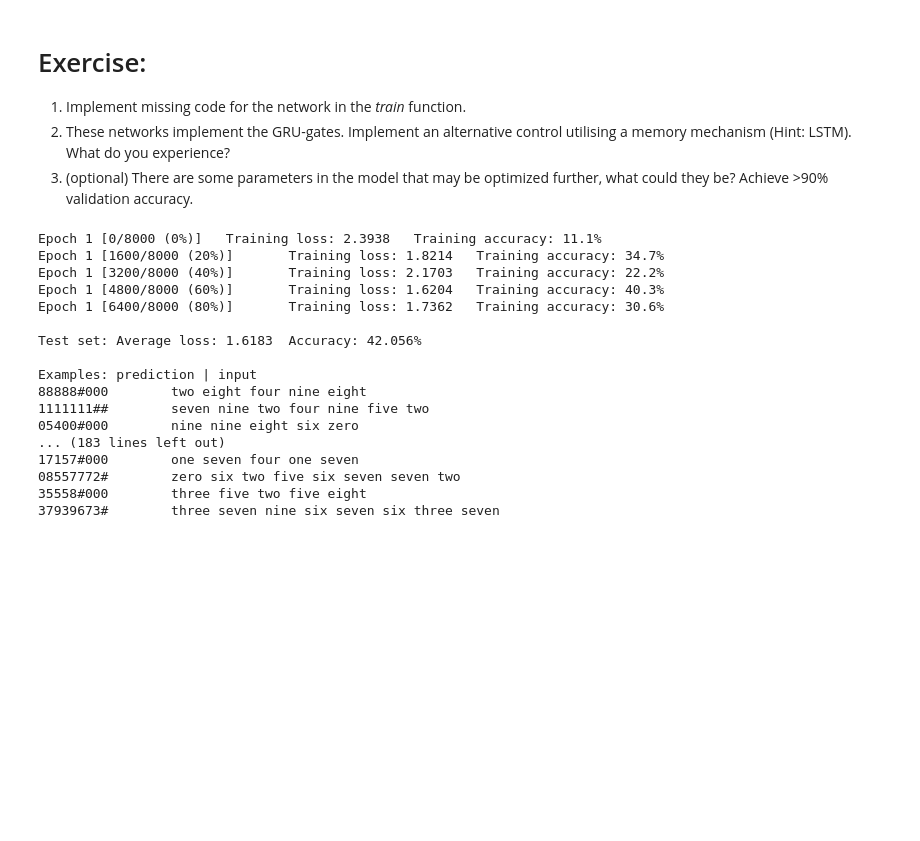
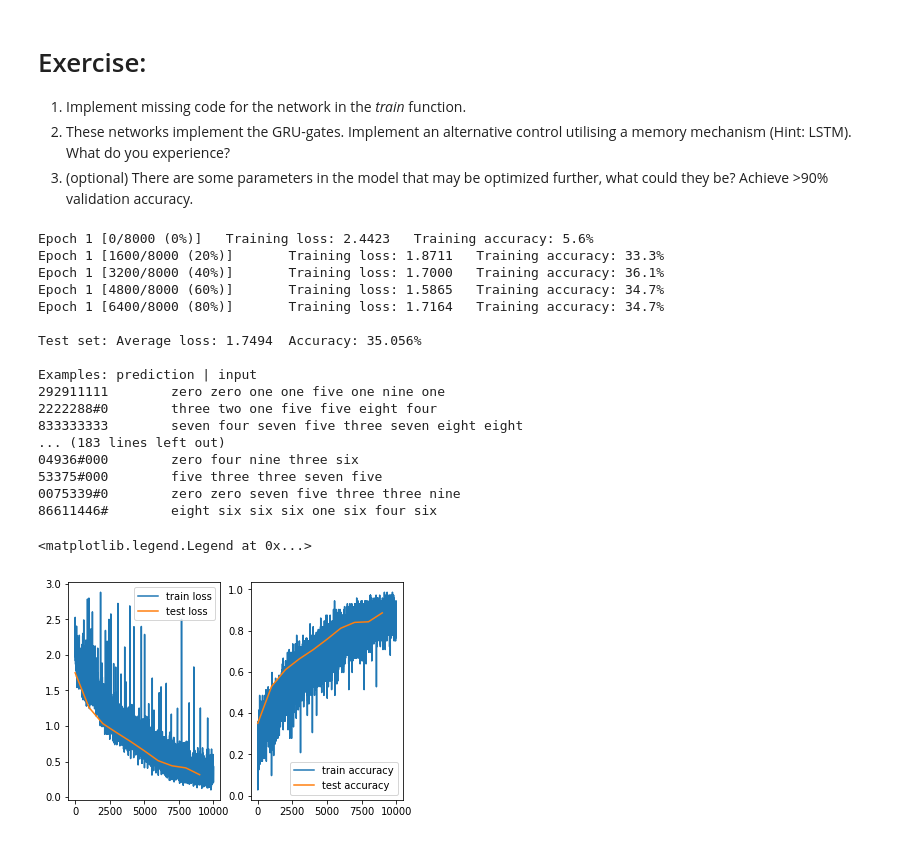
Before and after one commit to jeppe742/02456-deep-learning-with-PyTorch, a Jupyter notebook: 3_Recurrent/3.4-EXE-seq2seq-digits.ipynb, the cells around one changed output. Drawn from its saved outputs; the diff is of its cells as text; code cells hidden in the pictures; blank space fills up the shorter version.

```diff
--- a/3_Recurrent/3.4-EXE-seq2seq-digits.ipynb
+++ b/3_Recurrent/3.4-EXE-seq2seq-digits.ipynb
@@ -409,39 +442,67 @@ def forward_pass(encoder, decoder, x, t, t_in, criterion, max_t_len, teacher_for
     accuracy = (pred == t).type(torch.FloatTensor).mean()
     return out, loss, accuracy
 # %%
+EPOCHS = 10
 encoder = EncoderLSTM(NUM_INPUTS, NUM_UNITS_ENC).to(device)
 decoder = DecoderLSTM(NUM_UNITS_DEC, NUM_OUTPUTS).to(device)
 enc_optimizer = optim.RMSprop(encoder.parameters(), lr=LEARNING_RATE)
 dec_optimizer = optim.RMSprop(decoder.parameters(), lr=LEARNING_RATE)
 # Quick and dirty - just loop over training set without reshuffling
+
+
+loss_train = []
+loss_test = []
+accuracy_train= []
+accuracy_test = []
+
+# Quick and dirty - just loop over training set without reshuffling
 for epoch in range(1, EPOCHS + 1):
-    train(encoder, decoder, inputs, targets, targets_in, criterion, enc_optimizer, dec_optimizer, epoch, max_target_len)
+    loss_train_i, accuracy_train_i = train(encoder, decoder, inputs, targets, targets_in, criterion, enc_optimizer, dec_optimizer, epoch, max_target_len)
+    loss_train.extend(loss_train_i)
+    accuracy_train.extend(accuracy_train_i)
+
     _, loss, accuracy = test(encoder, decoder, val_inputs, val_targets, val_targets_in, criterion, max_val_target_len)
     print('\nTest set: Average loss: {:.4f} \tAccuracy: {:.3f}%\n'.format(loss, accuracy.item()*100.))
+
+    loss_test.append(loss)
+    accuracy_test.append(accuracy)
 
     # Show examples
     print("Examples: prediction | input")
     out, _, _ = test(encoder, decoder, val_inputs[:10], val_targets[:10], val_targets_in[:10], criterion, max_val_target_len)
     pred = get_pred(out)
     pred_text = [numbers_to_text(sample) for sample in pred]
     for i in range(10):
         print(pred_text[i], "\t", val_text_in[i])
     print()
+
+plt.subplot(1, 2, 1)
+plt.plot(np.arange(0,10000),loss_train, label='train loss')
+plt.plot(np.arange(0,10000,1000),loss_test, label='test loss')
+plt.legend()
+
+plt.subplot(1, 2, 2)
+plt.plot(np.arange(0,10000),accuracy_train, label='train accuracy')
+plt.plot(np.arange(0,10000,1000),accuracy_test, label='test accuracy')
+
+plt.legend()
 # %% [output]
-Epoch 1 [0/8000 (0%)]   Training loss: 2.3938   Training accuracy: 11.1%
-Epoch 1 [1600/8000 (20%)]       Training loss: 1.8214   Training accuracy: 34.7%
-Epoch 1 [3200/8000 (40%)]       Training loss: 2.1703   Training accuracy: 22.2%
-Epoch 1 [4800/8000 (60%)]       Training loss: 1.6204   Training accuracy: 40.3%
-Epoch 1 [6400/8000 (80%)]       Training loss: 1.7362   Training accuracy: 30.6%
+Epoch 1 [0/8000 (0%)]   Training loss: 2.4423   Training accuracy: 5.6%
+Epoch 1 [1600/8000 (20%)]       Training loss: 1.8711   Training accuracy: 33.3%
+Epoch 1 [3200/8000 (40%)]       Training loss: 1.7000   Training accuracy: 36.1%
+Epoch 1 [4800/8000 (60%)]       Training loss: 1.5865   Training accuracy: 34.7%
+Epoch 1 [6400/8000 (80%)]       Training loss: 1.7164   Training accuracy: 34.7%
 
-Test set: Average loss: 1.6183  Accuracy: 42.056%
+Test set: Average loss: 1.7494  Accuracy: 35.056%
 
 Examples: prediction | input
-88888#000        two eight four nine eight
-1111111##        seven nine two four nine five two
-05400#000        nine nine eight six zero
+292911111        zero zero one one five one nine one
+2222288#0        three two one five five eight four
+833333333        seven four seven five three seven eight eight
 ... (183 lines left out)
-17157#000        one seven four one seven
-08557772#        zero six two five six seven seven two
-35558#000        three five two five eight
-37939673#        three seven nine six seven six three seven
+04936#000        zero four nine three six
+53375#000        five three three seven five
+0075339#0        zero zero seven five three three nine
+86611446#        eight six six six one six four six
+<matplotlib.legend.Legend at 0x...>
+[figure, added]
```
Also changed, not shown: parts of 8 cells of this notebook, 1 other file.
